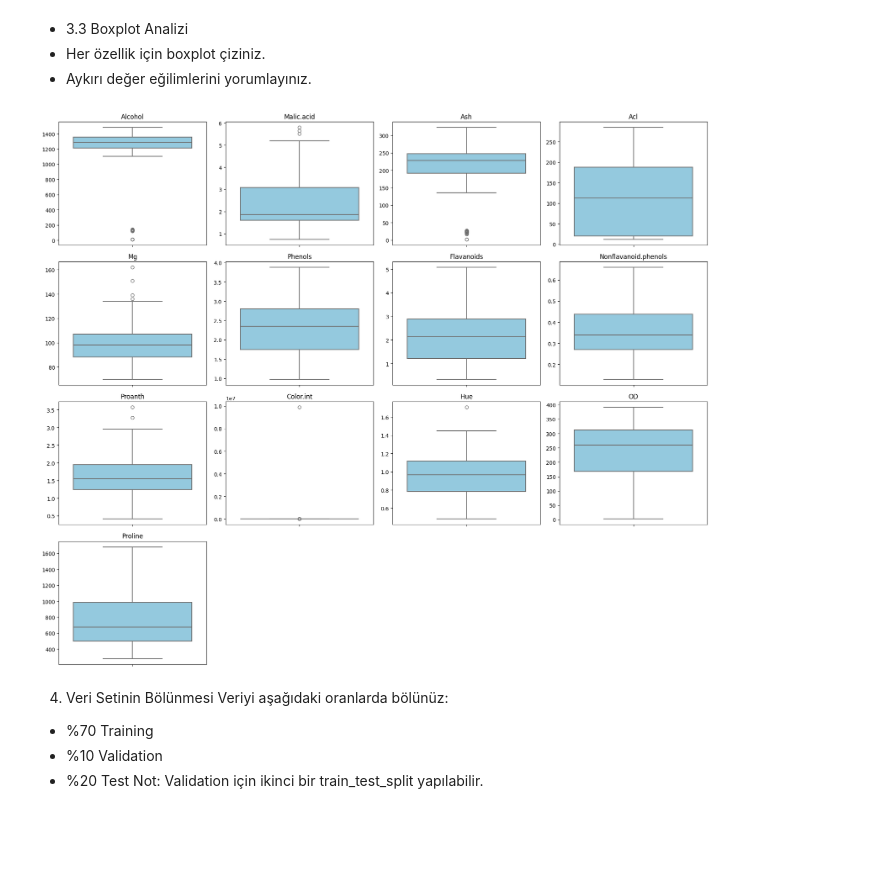
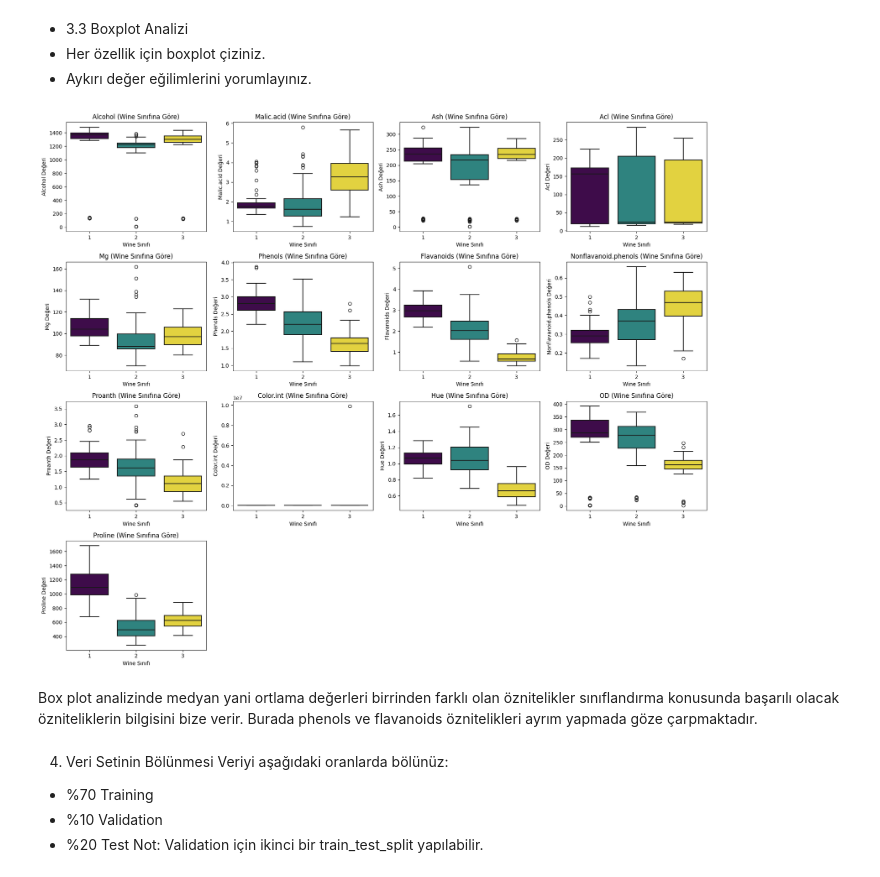
Before and after one commit to zeynepseker821/makineogrenmesi, a Jupyter notebook: 244312014ZeynepSekermaovize/244312014ZeynepSekermaovize.ipynb, the cells around one changed output. Saved outputs shown, nothing was run; the diff lists cells and outputs as text; code cells hidden in the pictures; blank space fills up the shorter version.

```diff
--- a/244312014ZeynepSekermaovize/244312014ZeynepSekermaovize.ipynb
+++ b/244312014ZeynepSekermaovize/244312014ZeynepSekermaovize.ipynb
@@ -371,27 +371,38 @@ Bu tür güçlü ilişkiler, veri setindeki öznitelikler arasında yüksek bir
 # %%
 import matplotlib.pyplot as plt
 import seaborn as sns
+import pandas as pd
 
 # 3.3 Boxplot Analizi
 
+# X ve y değişkenlerini birleştirerek tek bir DataFrame oluşturalım
+# (y değişkeninin sütun adı 'Wine' olduğu varsayılmıştır)
+df_combined = pd.concat([X, y], axis=1)
+
 # Grafik alanı boyutlarını ve alt grafik düzenini belirle
 # (Sütun sayınıza göre 4x4 veya 5x3 gibi bir düzen seçebilirsiniz)
+# X'in 13 sütunu olduğu için 4x4 uygun
 plt.figure(figsize=(18, 15))
 
+# X'teki her bir sütun için (yani her bir özellik için) boxplot çizelim
+# Bu sefer boxplot'ları 'Wine' değişkenine göre gruplayarak çiziyoruz
 for i, col in enumerate(X.columns):
     plt.subplot(4, 4, i + 1) # 4 satır, 4 sütunlu düzen
-    sns.boxplot(y=X[col], color='skyblue', linewidth=1.5)
-    plt.title(f'{col}', fontsize=12)
-    plt.ylabel('') # Y ekseni etiketini temizle (başlıkta var)
+    sns.boxplot(x='Wine', y=col, data=df_combined, palette='viridis', hue='Wine', legend=False, linewidth=1.5)
+    plt.title(f'{col} (Wine Sınıfına Göre)', fontsize=12)
+    plt.xlabel('Wine Sınıfı') # X ekseni etiketini Wine Sınıfı olarak belirle
+    plt.ylabel(f'{col} Değeri') # Y ekseni etiketini ilgili özellik olarak belirle
 
 # Yerleşimi otomatik ayarla
 plt.tight_layout()
 
 # Grafiği kaydet ve göster
-plt.savefig('wine_boxplot_detailed.png')
+plt.savefig('wine_boxplot_detailed_by_wine_class.png')
 plt.show()
 # %% [output]
-[figure, old version]
+[figure, new version]
+# %% [markdown]
+Box plot analizinde medyan yani ortlama değerleri birrinden farklı olan öznitelikler sınıflandırma konusunda başarılı olacak özniteliklerin bilgisini bize verir. Burada phenols ve flavanoids öznitelikleri ayrım yapmada göze çarpmaktadır.
 # %% [markdown]
 4. Veri Setinin Bölünmesi
 Veriyi aşağıdaki oranlarda bölünüz:
```
Also changed, not shown: parts of 3 cells of this notebook, 3 other files.
